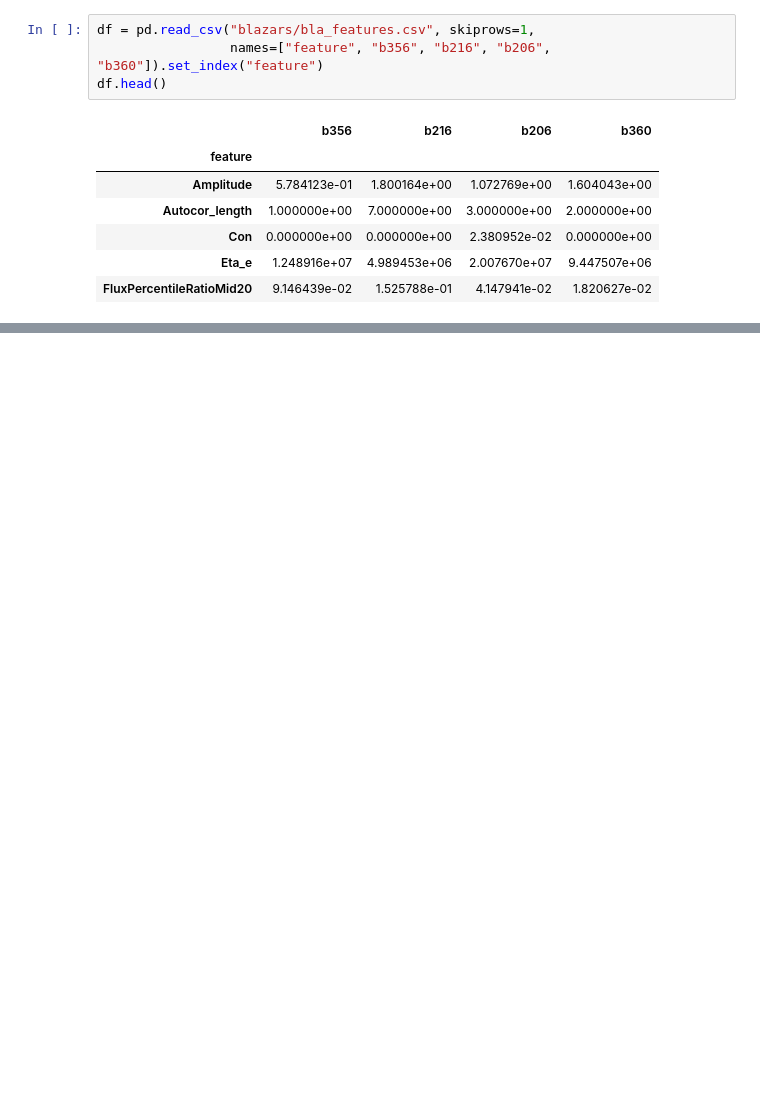
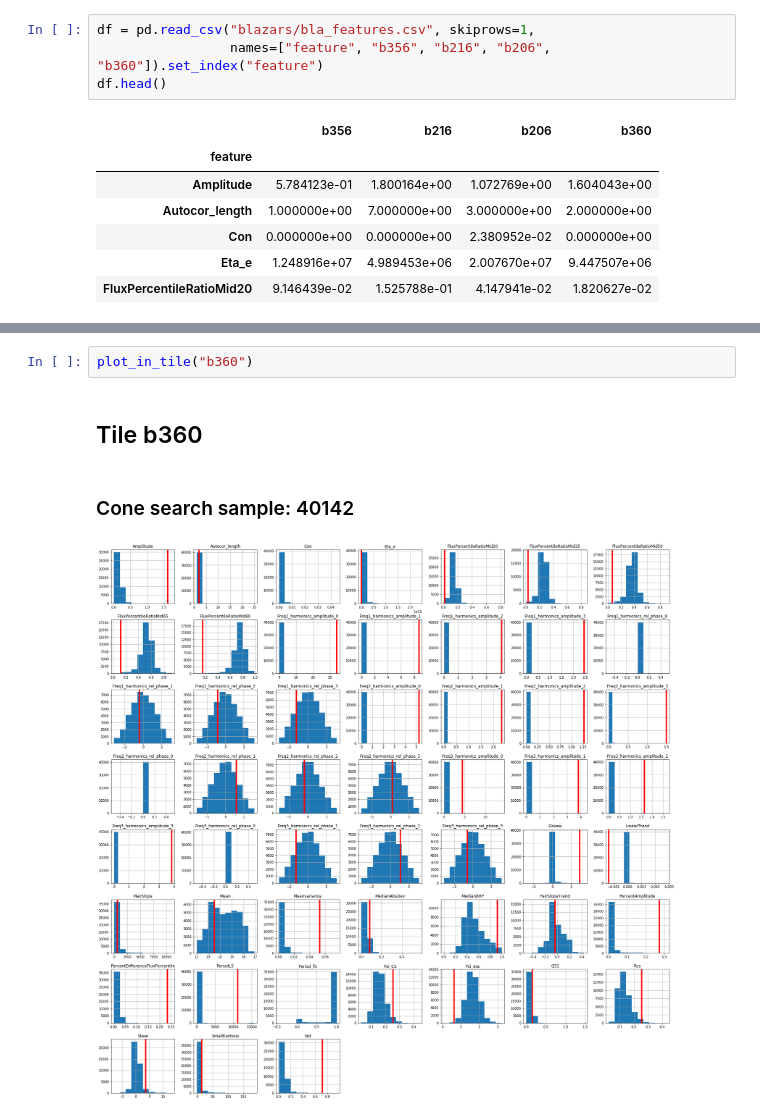
Before and after one commit to leliel12/paper_gema, a Jupyter notebook: 01_comparations.ipynb, the cells around one changed output, grey strips where cells are left out. Drawn from its saved outputs; the diff is of its cells as text; blank space fills up the shorter version.

```diff
--- a/01_comparations.ipynb
+++ b/01_comparations.ipynb
@@ -54,0 +69,6 @@ plot_in_tile("b206")
+# %%
+plot_in_tile("b360")
+# %% [output]
+## Tile b360
+### Cone search sample: 40142
+[figure, added]
```
Also changed, not shown: parts of 7 cells of this notebook.
